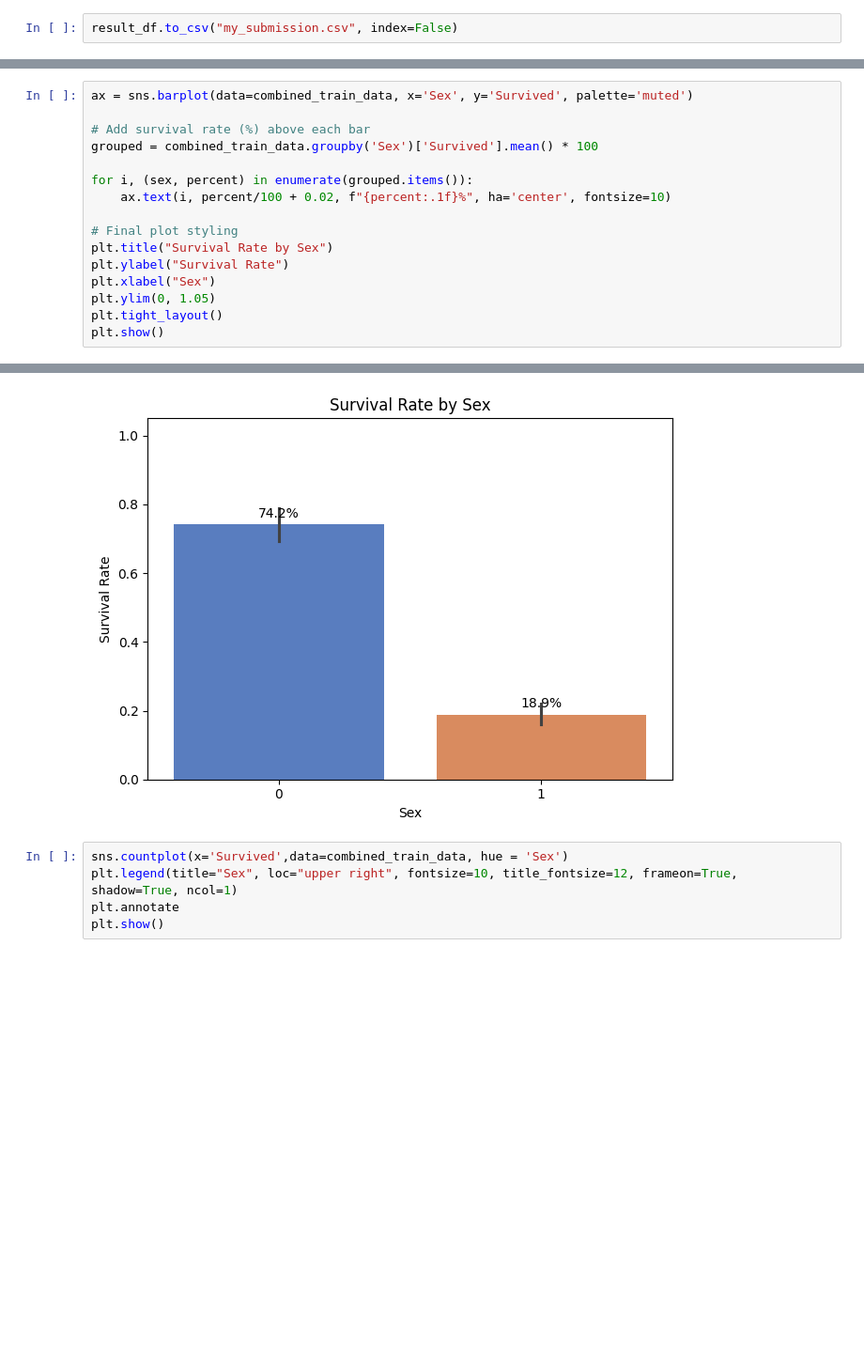
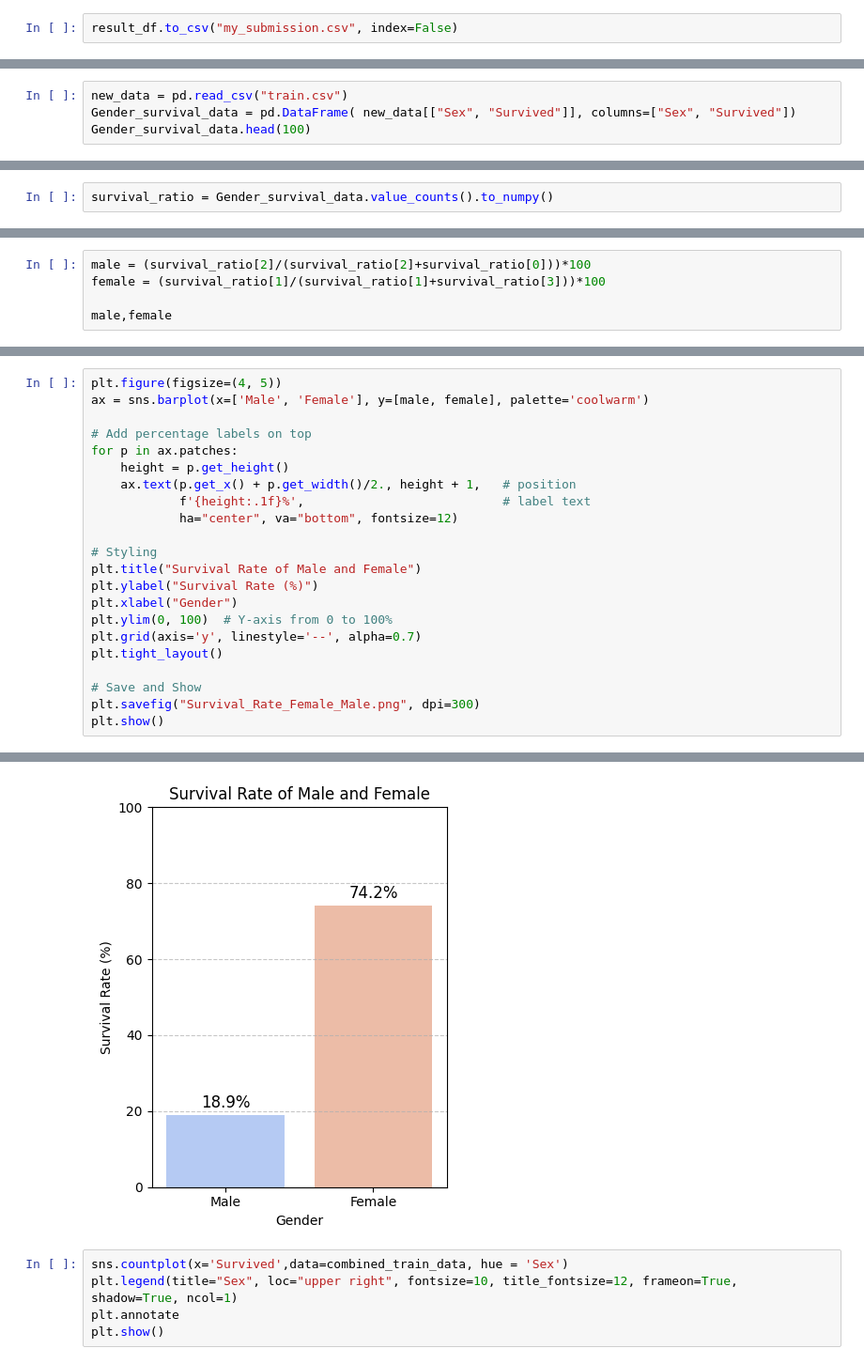
Before and after one commit to Divyanshu-108/titanic-survival-prediction, a Jupyter notebook: survival_chance.ipynb, the cells around one changed output, grey strips where cells are left out. Shown: that part at 94% size. Saved outputs shown, nothing was run; the diff lists cells and outputs as text; blank space fills up the shorter version.

Commit message:
Updated README and added new plot

```diff
--- a/survival_chance.ipynb
+++ b/survival_chance.ipynb
@@ -380,0 +303,4 @@ sns.pairplot(data=combined_train_data)
+# %%
+new_data = pd.read_csv("train.csv")
+Gender_survival_data = pd.DataFrame( new_data[["Sex", "Survived"]], columns=["Sex", "Survived"])
+Gender_survival_data.head(100)
@@ -380,0 +321,2 @@ sns.pairplot(data=combined_train_data)
+# %%
+survival_ratio = Gender_survival_data.value_counts().to_numpy()
@@ -380,0 +332,5 @@ sns.pairplot(data=combined_train_data)
+# %%
+male = (survival_ratio[2]/(survival_ratio[2]+survival_ratio[0]))*100
+female = (survival_ratio[1]/(survival_ratio[1]+survival_ratio[3]))*100
+
+male,female
@@ -381,18 +341,24 @@ sns.pairplot(data=combined_train_data)
 # %%
-ax = sns.barplot(data=combined_train_data, x='Sex', y='Survived', palette='muted')
+plt.figure(figsize=(4, 5))
+ax = sns.barplot(x=['Male', 'Female'], y=[male, female], palette='coolwarm')
 
-# Add survival rate (%) above each bar
-grouped = combined_train_data.groupby('Sex')['Survived'].mean() * 100
+# Add percentage labels on top
+for p in ax.patches:
+    height = p.get_height()
+    ax.text(p.get_x() + p.get_width()/2., height + 1,   # position
+            f'{height:.1f}%',                           # label text
+            ha="center", va="bottom", fontsize=12)
 
-for i, (sex, percent) in enumerate(grouped.items()):
-    ax.text(i, percent/100 + 0.02, f"{percent:.1f}%", ha='center', fontsize=10)
+# Styling
+plt.title("Survival Rate of Male and Female")
+plt.ylabel("Survival Rate (%)")
+plt.xlabel("Gender")
+plt.ylim(0, 100)  # Y-axis from 0 to 100%
+plt.grid(axis='y', linestyle='--', alpha=0.7)
+plt.tight_layout()
 
-# Final plot styling
-plt.title("Survival Rate by Sex")
-plt.ylabel("Survival Rate")
-plt.xlabel("Sex")
-plt.ylim(0, 1.05)
-plt.tight_layout()
+# Save and Show
+plt.savefig("Survival_Rate_Female_Male.png", dpi=300)
 plt.show()
 # %% [output]
 Passing `palette` without assigning `hue` is deprecated and will be removed in v0.14.0. Assign the `x` variable to `hue` and set `legend=False` for the same effect.
@@ -401,4 +367,4 @@ Passing `palette` without assigning `hue` is deprecated and will be removed in v
-[figure, old version]
+[figure, new version]
 # %%
 sns.countplot(x='Survived',data=combined_train_data, hue = 'Sex')
 plt.legend(title="Sex", loc="upper right", fontsize=10, title_fontsize=12, frameon=True, shadow=True, ncol=1)
```
Also changed, not shown: parts of 33 cells of this notebook, 2 other files.
